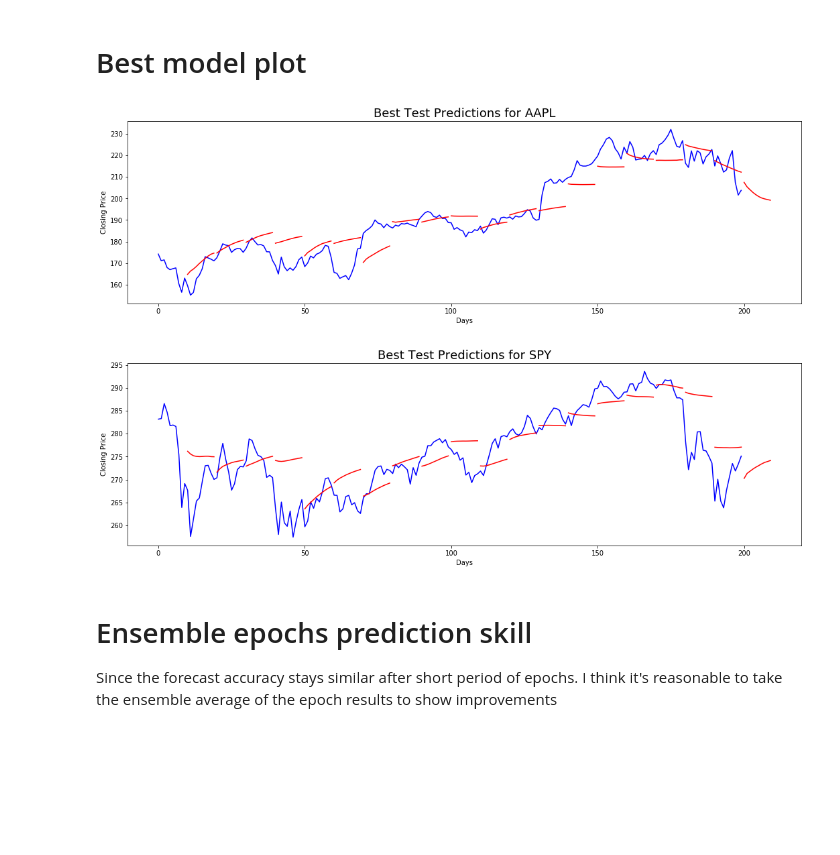
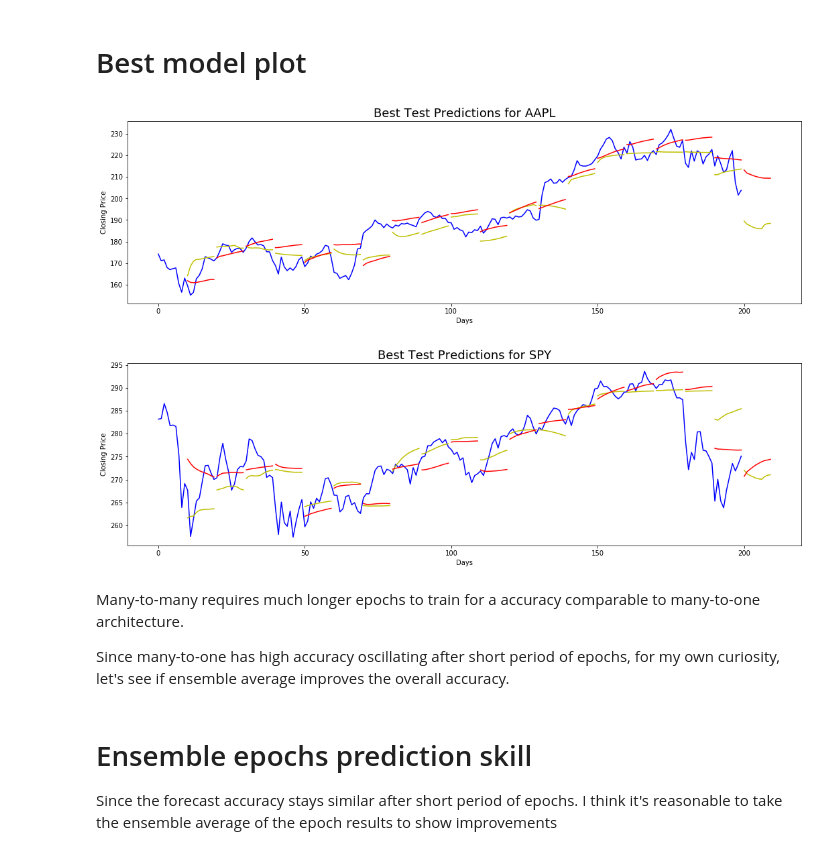
Before and after one commit to ginochen/LSTM_stock, a Jupyter notebook: LSTM_stock.ipynb, the cells around one changed output. Drawn from its saved outputs; the diff is of its cells as text; code cells hidden in the pictures; blank space fills up the shorter version.

```diff
--- a/LSTM_stock.ipynb
+++ b/LSTM_stock.ipynb
@@ -239,7 +243,7 @@ def rebuild_model(i_oldmodel):
 Create a function to predict a n-day prediction by shifting the frame 1-step forward.
 The last input in the frame is then replaced by the output.
 # %%
-def predict_sequences_multiple(model, data, window_size, prediction_len):
+def predict_sequences_multiple(model, model_type, data, window_size, prediction_len):
     #Predict sequence of prediction_len steps before shifting prediction run forward by prediction_len steps
     print('[Model] Predicting Sequences Multiple...')
     prediction_seqs = []
@@ -248,7 +252,10 @@ def predict_sequences_multiple(model, data, window_size, prediction_len):
         predicted = []
         for j in range(prediction_len): # loop within a frame
             #predicted.append(model.predict(curr_frame)) # newaxis just adds a dimension
-            predicted.append(model.predict(curr_frame[np.newaxis,:,:])) # newaxis just adds a 1-sample-batch dimension
+            if model_type is 'many_to_one':
+                predicted.append(model.predict(curr_frame[np.newaxis,:,:])[0]) # newaxis just adds a 1-sample-batch dimension
+            if model_type is 'many_to_many':
+                predicted.append(model.predict(curr_frame[np.newaxis,:,:])[0,-1]) # forecast 10 steps each with 1-lead from curr_frame, and use the last index
             # model.predict returns a shape (1,10,1), which is essentially 10 steps forward
             curr_frame = np.insert(curr_frame[1:,:], [window_size-2], predicted[-1], axis=0) # insert predicted at the last row index
             prediction_seqs.append(predicted[-1])
@@ -277,11 +284,21 @@ Evaluate the growth of RMSE with forecast lead time for one best model
 # %%
 from sklearn.metrics import mean_squared_error
 from math import sqrt
-# select the best model #=123, and predict
-y_inv = predict(123, prediction_len=prediction_len, window_size=1,test_data=test,batchsize=batchsize,ndim=ndim,scaler)
-# evaluate the RMSE growth in 10 time steps leading the inputs
-rms = [0]*nsteps
-for i in range(nsteps-1):
-    rms[i] = sqrt(mean_squared_error(x_inv[1:,i,0], y_inv[:-1,i,0])) # observation lag (last prediction lead) by one batch/10 steps
-print(rms)
+
+def rms_timeseries(nsteps,x,y):
+    # evaluate the RMSE growth in 10 time steps leading the inputs
+    rms = [0]*nsteps
+    for i in range(nsteps-1):
+        rms[i] = sqrt(mean_squared_error(x[1:,i,0], y[:-1,i,0])) # observation lag (last prediction lead) by one batch/10 steps
+    print(rms)
+
+prediction_len=10
+window_size=1
+
+# select the best model, and predict
+y_inv_m2m = predict(394,prediction_len, 'many_to_many', dropoutRate, scaler, window_size, test_data=test,batchsize=batchsize,ndim=ndim)
+rms_timeseries(nsteps,x_inv,y_inv_m2m)
+
+y_inv_m2o = predict(187,prediction_len, 'many_to_one', dropoutRate, scaler, window_size, test_data=test, batchsize=batchsize, ndim=ndim)
+rms_timeseries(nsteps,x_inv,y_inv_m2o)
 # %% [output]
@@ -293,26 +313,32 @@ seems like the result show RMSE saturated at early steps.
 # %%
 from matplotlib import pyplot as plt
 from pandas import DataFrame as df
 import time
 plt.figure(figsize = (18,5))
 plt.title('Best Test Predictions for AAPL',fontsize=18)
 plt.xlabel('Days')
 plt.ylabel('Closing Price')
 plt.plot(range(0,batchsize*prediction_len),x_inv[:,:,0].reshape(-1,1),'b')
 for i in range(batchsize):
-    plt.plot(range((i+1)*prediction_len,(i+2)*prediction_len),y_inv[i,:,0],'r')
+    plt.plot(range((i+1)*prediction_len,(i+2)*prediction_len),y_inv_m2m[i,:,0],'y')
+    plt.plot(range((i+1)*prediction_len,(i+2)*prediction_len),y_inv_m2o[i,:,0],'r')
 
 plt.figure(figsize = (18,5))
 plt.title('Best Test Predictions for SPY',fontsize=18)
 plt.xlabel('Days')
 plt.ylabel('Closing Price')
 plt.plot(range(0,batchsize*prediction_len),x_inv[:,:,2].reshape(-1,1),'b')
 for i in range(batchsize):
-    plt.plot(range((i+1)*prediction_len,(i+2)*prediction_len),y_inv[i,:,2],'r')
+    plt.plot(range((i+1)*prediction_len,(i+2)*prediction_len),y_inv_m2m[i,:,2],'y')
+    plt.plot(range((i+1)*prediction_len,(i+2)*prediction_len),y_inv_m2o[i,:,2],'r')
 plt.show()
 # %% [output]
-[figure, old version]
+[figure, new version]
-[figure, old version]
+[figure, new version]
+# %% [markdown]
+Many-to-many requires much longer epochs to train for a accuracy comparable to many-to-one architecture.
+
+Since many-to-one has high accuracy oscillating after short period of epochs, for my own curiosity, let's see if ensemble average improves the overall accuracy.
 # %% [markdown]
 # Ensemble epochs prediction skill
 Since the forecast accuracy stays similar after short period of epochs. I think it's reasonable to take the ensemble average of the epoch results to show improvements
```
Also changed, not shown: parts of 13 cells of this notebook.
